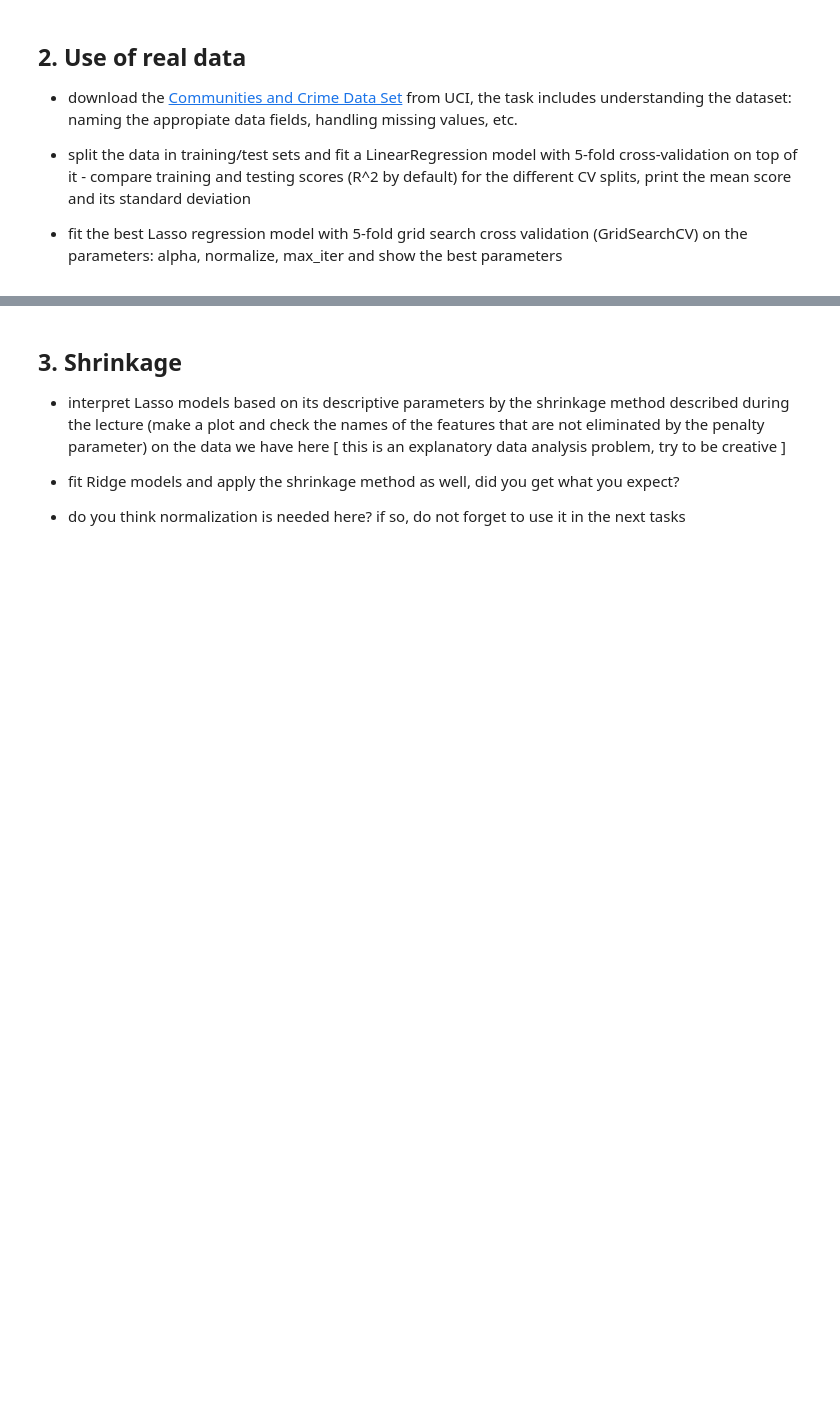
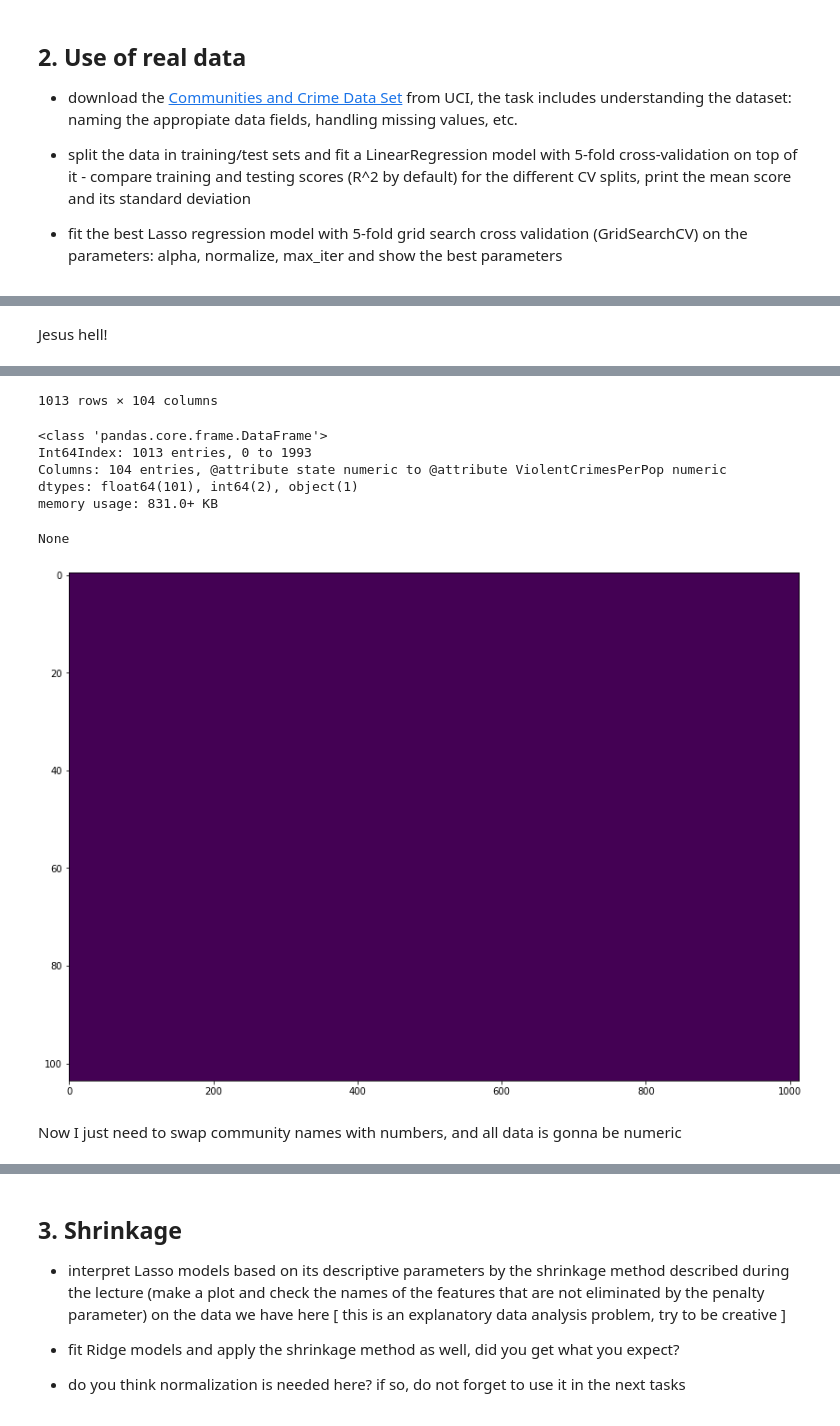
Before and after one commit to AdamGTaylor/DataMining_2021, a Jupyter notebook: hw6/hw_6.ipynb, the cells around one changed output, grey strips where cells are left out. Saved outputs shown, nothing was run; the diff lists cells and outputs as text; code cells hidden in the pictures; blank space fills up the shorter version.

```diff
--- a/hw6/hw_6.ipynb
+++ b/hw6/hw_6.ipynb
@@ -127,0 +193,14 @@ array([ 3.23513060e+01,  5.83767844e+01, -4.72311352e-03,  1.58782690e-02,
+# %% [markdown]
+Jesus hell!
+# %%
+keep_rows = crime_data.isna().sum(1)[crime_data.isna().sum(1) < 24].index.values
+
+crime_data_filtered = crime_data[crime_data.index.isin(keep_rows)].dropna(axis="columns", inplace=False)
+
+display(crime_data_filtered)
+display(crime_data_filtered.info())
+
+plt.figure(figsize=(14,10))
+plt.imshow(crime_data_filtered.isna().T, aspect="auto")
+plt.show()
+# %% [output]
@@ -127,0 +219,10 @@ array([ 3.23513060e+01,  5.83767844e+01, -4.72311352e-03,  1.58782690e-02,
+1013 rows × 104 columns
+<class 'pandas.core.frame.DataFrame'>
+Int64Index: 1013 entries, 0 to 1993
+Columns: 104 entries, @attribute state numeric to @attribute ViolentCrimesPerPop numeric
+dtypes: float64(101), int64(2), object(1)
+memory usage: 831.0+ KB
+None
+[figure, added]
+# %% [markdown]
+Now I just need to swap community names with numbers, and all data is gonna be numeric
```
Also changed, not shown: parts of 32 cells of this notebook, 2 other files.
